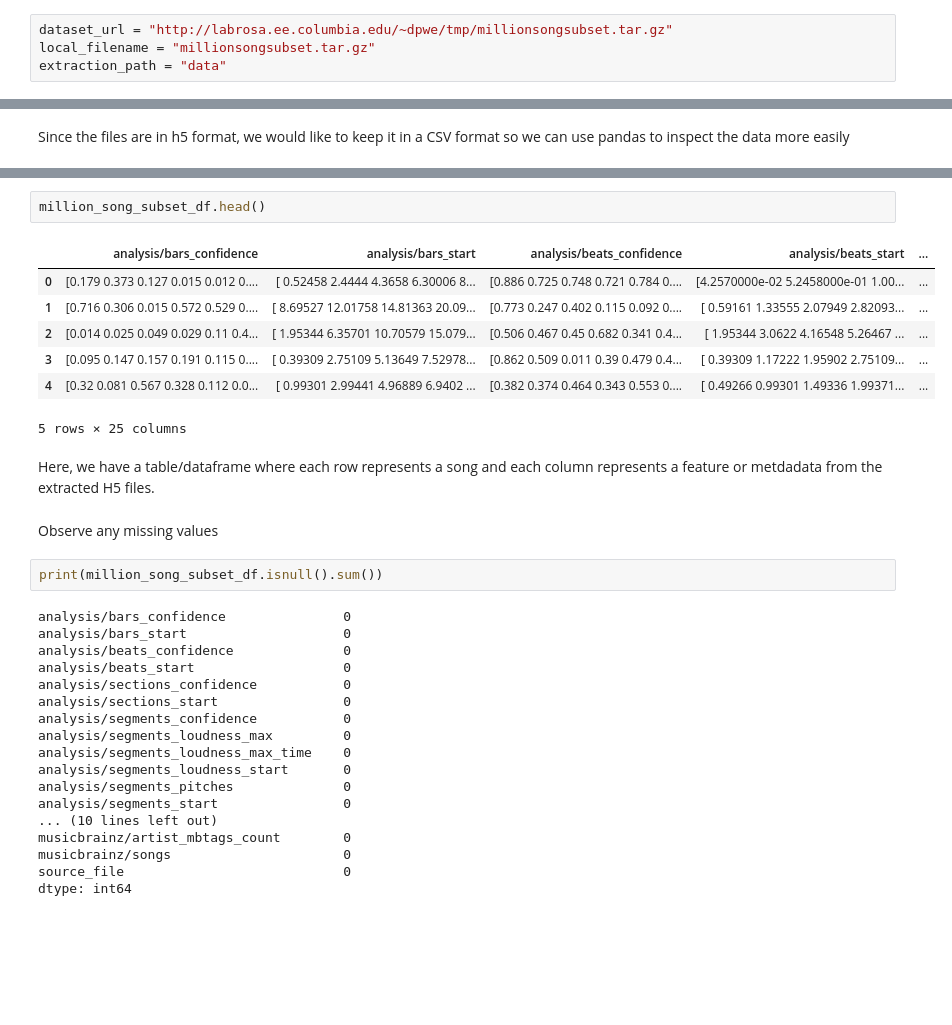
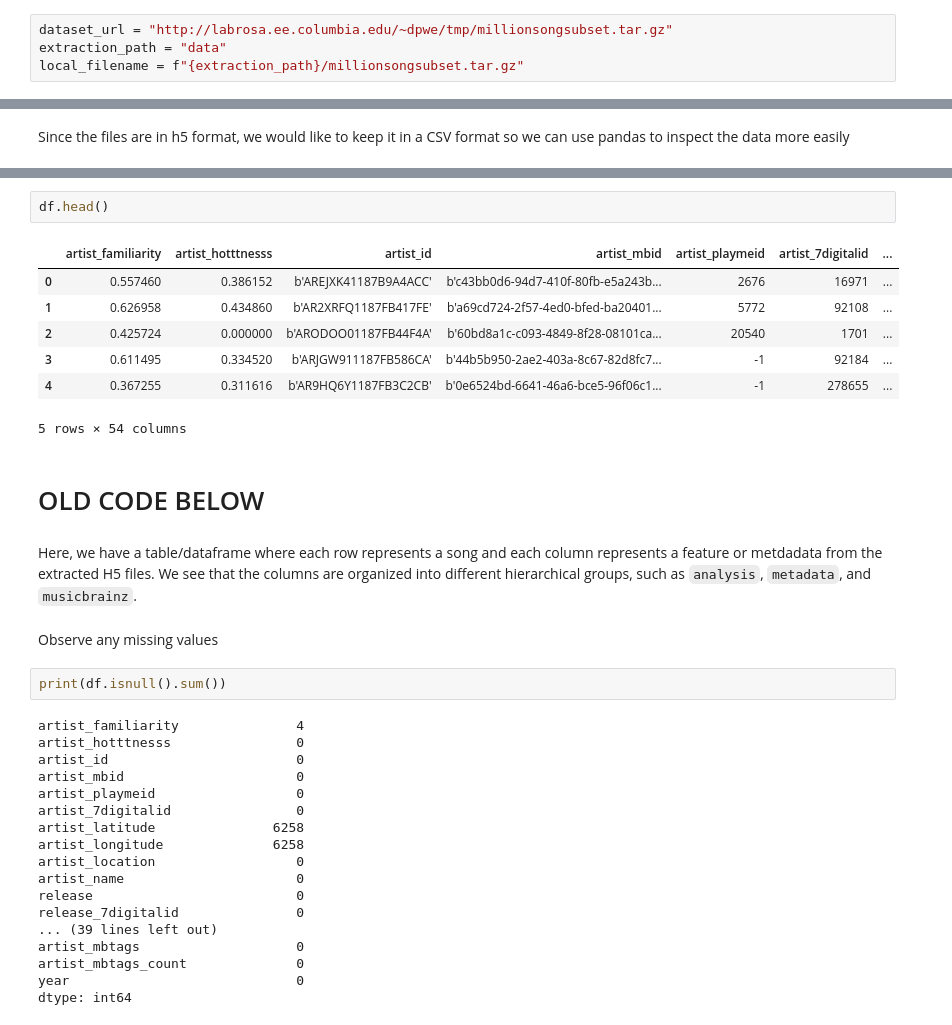
Before and after one commit to henro25/song-hotness-predictor, a Jupyter notebook: dataset-preprocessing.ipynb, the cells around one changed output, grey strips where cells are left out. Saved outputs shown, nothing was run; the diff lists cells and outputs as text; blank space fills up the shorter version.

Commit message:
corrected csv to include more features (including song hotness)

```diff
--- a/dataset-preprocessing.ipynb
+++ b/dataset-preprocessing.ipynb
@@ -22,8 +24,8 @@ from tqdm import tqdm
 The Million Song Dataset (MSD) is very large, so here we demonstrate accessing a subset or a sample. We downloaded the dataset from their website: http://millionsongdataset.com/pages/getting-dataset/
 # %%
 dataset_url = "http://labrosa.ee.columbia.edu/~dpwe/tmp/millionsongsubset.tar.gz"
-local_filename = "millionsongsubset.tar.gz"
 extraction_path = "data"
+local_filename = f"{extraction_path}/millionsongsubset.tar.gz"
 # %%
 def download_dataset(url, filename):
     # Download the dataset with a progress bar
@@ -147,35 +167,37 @@ Processed: data/MillionSongSubset/A/L/
 # %%
-million_song_subset_df.head()
+df.head()
 # %% [output]
-|  | analysis/bars_confidence | analysis/bars_start | analysis/beats_confidence | analysis/beats_start | ... |
-| 0 | [0.179 0.373 0.127 0.015 0.012 0.... | [ 0.52458 2.4444 4.3658 6.30006 8... | [0.886 0.725 0.748 0.721 0.784 0.... | [4.2570000e-02 5.2458000e-01 1.00... | ... |
-| 1 | [0.716 0.306 0.015 0.572 0.529 0.... | [ 8.69527 12.01758 14.81363 20.09... | [0.773 0.247 0.402 0.115 0.092 0.... | [ 0.59161 1.33555 2.07949 2.82093... | ... |
-| 2 | [0.014 0.025 0.049 0.029 0.11 0.4... | [ 1.95344 6.35701 10.70579 15.079... | [0.506 0.467 0.45 0.682 0.341 0.4... | [ 1.95344 3.0622 4.16548 5.26467 ... | ... |
-| 3 | [0.095 0.147 0.157 0.191 0.115 0.... | [ 0.39309 2.75109 5.13649 7.52978... | [0.862 0.509 0.011 0.39 0.479 0.4... | [ 0.39309 1.17222 1.95902 2.75109... | ... |
-| 4 | [0.32 0.081 0.567 0.328 0.112 0.0... | [ 0.99301 2.99441 4.96889 6.9402 ... | [0.382 0.374 0.464 0.343 0.553 0.... | [ 0.49266 0.99301 1.49336 1.99371... | ... |
+|  | artist_familiarity | artist_hotttnesss | artist_id | artist_mbid | artist_playmeid | artist_7digitalid | ... |
+| 0 | 0.557460 | 0.386152 | b'AREJXK41187B9A4ACC' | b'c43bb0d6-94d7-410f-80fb-e5a243b... | 2676 | 16971 | ... |
+| 1 | 0.626958 | 0.434860 | b'AR2XRFQ1187FB417FE' | b'a69cd724-2f57-4ed0-bfed-ba20401... | 5772 | 92108 | ... |
+| 2 | 0.425724 | 0.000000 | b'ARODOO01187FB44F4A' | b'60bd8a1c-c093-4849-8f28-08101ca... | 20540 | 1701 | ... |
+| 3 | 0.611495 | 0.334520 | b'ARJGW911187FB586CA' | b'44b5b950-2ae2-403a-8c67-82d8fc7... | -1 | 92184 | ... |
+| 4 | 0.367255 | 0.311616 | b'AR9HQ6Y1187FB3C2CB' | b'0e6524bd-6641-46a6-bce5-96f06c1... | -1 | 278655 | ... |
-5 rows × 25 columns
+5 rows × 54 columns
+# %% [markdown]
+# OLD CODE BELOW
 # %% [markdown]
-Here, we have a table/dataframe where each row represents a song and each column represents a feature or metdadata from the extracted H5 files.
+Here, we have a table/dataframe where each row represents a song and each column represents a feature or metdadata from the extracted H5 files. We see that the columns are organized into different hierarchical groups, such as `analysis`, `metadata`, and `musicbrainz`.
 # %% [markdown]
 Observe any missing values
 # %%
-print(million_song_subset_df.isnull().sum())
+print(df.isnull().sum())
 # %% [output]
-analysis/bars_confidence               0
-analysis/bars_start                    0
-analysis/beats_confidence              0
-analysis/beats_start                   0
-analysis/sections_confidence           0
-analysis/sections_start                0
-analysis/segments_confidence           0
-analysis/segments_loudness_max         0
-analysis/segments_loudness_max_time    0
-analysis/segments_loudness_start       0
-analysis/segments_pitches              0
-analysis/segments_start                0
-... (10 lines left out)
-musicbrainz/artist_mbtags_count        0
-musicbrainz/songs                      0
-source_file                            0
+artist_familiarity               4
+artist_hotttnesss                0
+artist_id                        0
+artist_mbid                      0
+artist_playmeid                  0
+artist_7digitalid                0
+artist_latitude               6258
+artist_longitude              6258
+artist_location                  0
+artist_name                      0
+release                          0
+release_7digitalid               0
+... (39 lines left out)
+artist_mbtags                    0
+artist_mbtags_count              0
+year                             0
 dtype: int64
 # %%
```
Also changed, not shown: parts of 7 cells of this notebook, 4 other files.
